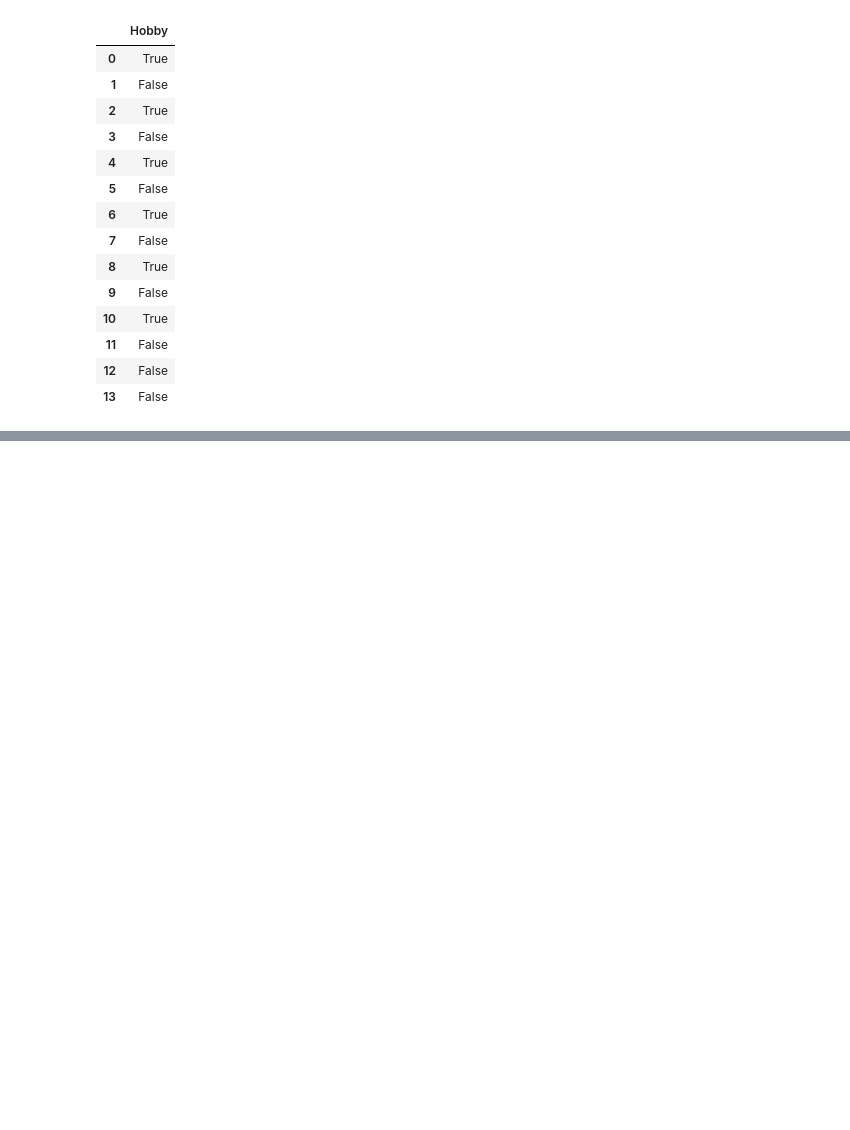
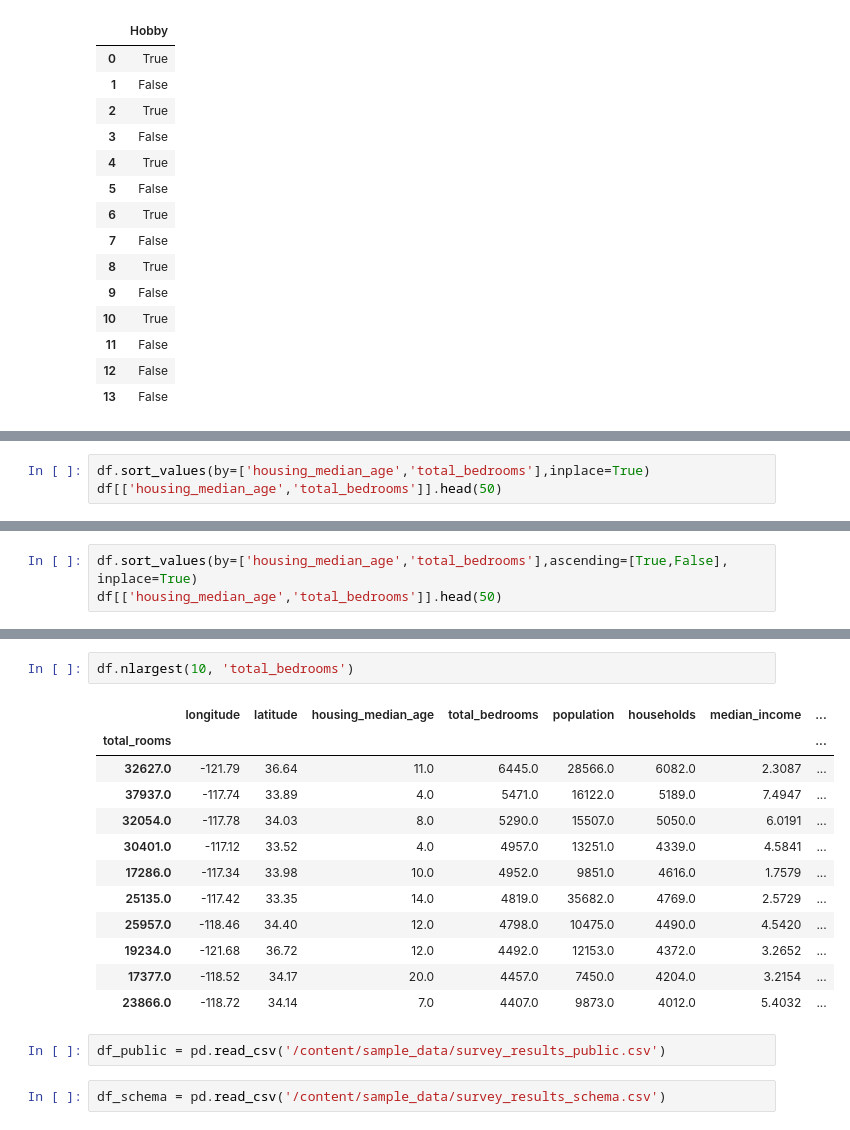
Before and after one commit to christinezuzart/Learning, a Jupyter notebook: Pandas_Refresher.ipynb, the cells around one changed output, grey strips where cells are left out. Drawn from its saved outputs; the diff is of its cells as text; blank space fills up the shorter version.

```diff
--- a/Pandas_Refresher.ipynb
+++ b/Pandas_Refresher.ipynb
@@ -887,0 +1127,3 @@ df_sample
+# %%
+df.sort_values(by=['housing_median_age','total_bedrooms'],inplace=True)
+df[['housing_median_age','total_bedrooms']].head(50)
@@ -887,0 +1149,3 @@ df_sample
+# %%
+df.sort_values(by=['housing_median_age','total_bedrooms'],ascending=[True,False], inplace=True)
+df[['housing_median_age','total_bedrooms']].head(50)
@@ -887,0 +1186,19 @@ df_sample
+# %%
+df.nlargest(10, 'total_bedrooms')
+# %% [output]
+|  | longitude | latitude | housing_median_age | total_bedrooms | population | households | median_income | ... |
+| total_rooms |  |  |  |  |  |  |  | ... |
+| 32627.0 | -121.79 | 36.64 | 11.0 | 6445.0 | 28566.0 | 6082.0 | 2.3087 | ... |
+| 37937.0 | -117.74 | 33.89 | 4.0 | 5471.0 | 16122.0 | 5189.0 | 7.4947 | ... |
+| 32054.0 | -117.78 | 34.03 | 8.0 | 5290.0 | 15507.0 | 5050.0 | 6.0191 | ... |
+| 30401.0 | -117.12 | 33.52 | 4.0 | 4957.0 | 13251.0 | 4339.0 | 4.5841 | ... |
+| 17286.0 | -117.34 | 33.98 | 10.0 | 4952.0 | 9851.0 | 4616.0 | 1.7579 | ... |
+| 25135.0 | -117.42 | 33.35 | 14.0 | 4819.0 | 35682.0 | 4769.0 | 2.5729 | ... |
+| 25957.0 | -118.46 | 34.40 | 12.0 | 4798.0 | 10475.0 | 4490.0 | 4.5420 | ... |
+| 19234.0 | -121.68 | 36.72 | 12.0 | 4492.0 | 12153.0 | 4372.0 | 3.2652 | ... |
+| 17377.0 | -118.52 | 34.17 | 20.0 | 4457.0 | 7450.0 | 4204.0 | 3.2154 | ... |
+| 23866.0 | -118.72 | 34.14 | 7.0 | 4407.0 | 9873.0 | 4012.0 | 5.4032 | ... |
+# %%
+df_public = pd.read_csv('/content/sample_data/survey_results_public.csv')
+# %%
+df_schema = pd.read_csv('/content/sample_data/survey_results_schema.csv')
```
Also changed, not shown: parts of 81 cells of this notebook.
